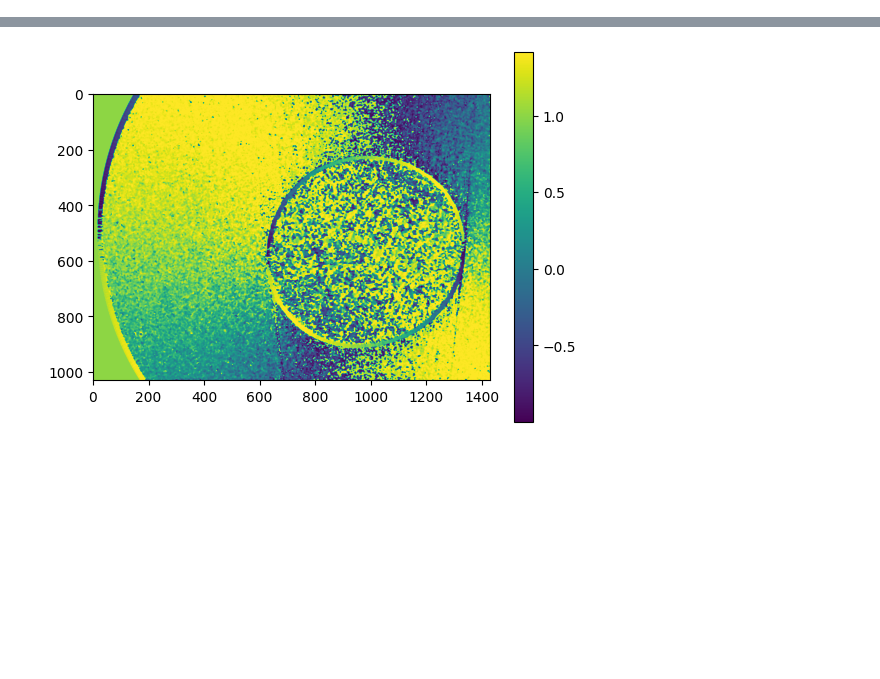
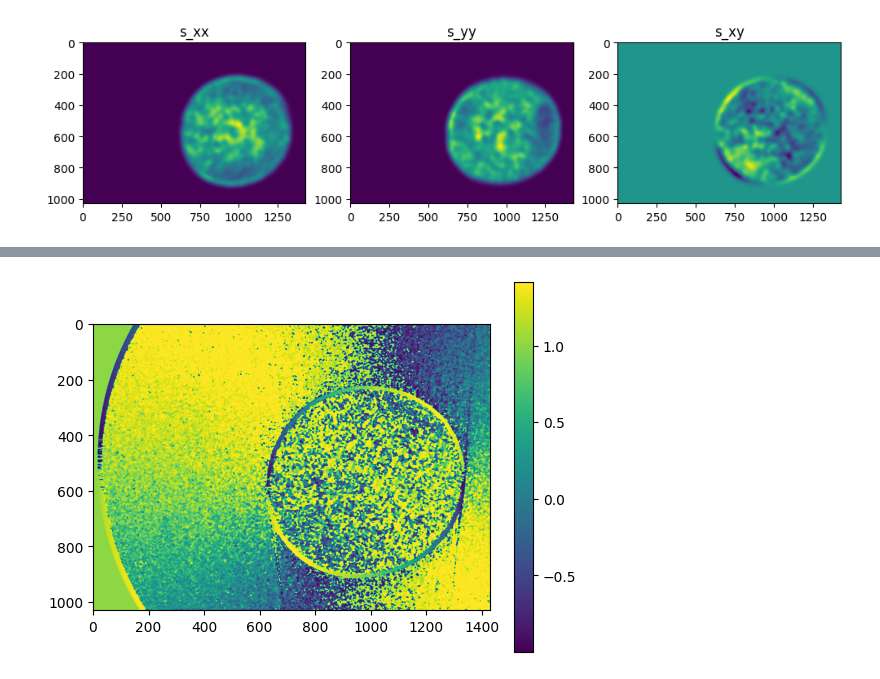
Before and after one commit to SebastianBitsch/SRGAN-ST, a Jupyter notebook: data-exploration/structure_tensor.ipynb, the cells around one changed output, grey strips where cells are left out. Saved outputs shown, nothing was run; the diff lists cells and outputs as text; code cells hidden in the pictures; blank space fills up the shorter version.

```diff
--- a/data-exploration/structure_tensor.ipynb
+++ b/data-exploration/structure_tensor.ipynb
@@ -9,0 +18,10 @@ im = skimage.io.imread("airplane/femur.png", as_gray=True)
+# %%
+fig, axs = plt.subplots(1,3,figsize=(12,12))
+for i,name in enumerate(["s_xx","s_yy","s_xy"]):
+    im = S[i,:,:]
+    axs[i].imshow(im) # , cmap="gray"
+    axs[i].set_title(name)
+    # fig.colorbar(im, ax=axs[i])
+plt.show()
+# %% [output]
+[figure, added]
```
Also changed, not shown: parts of 10 cells of this notebook, 3 other files.
